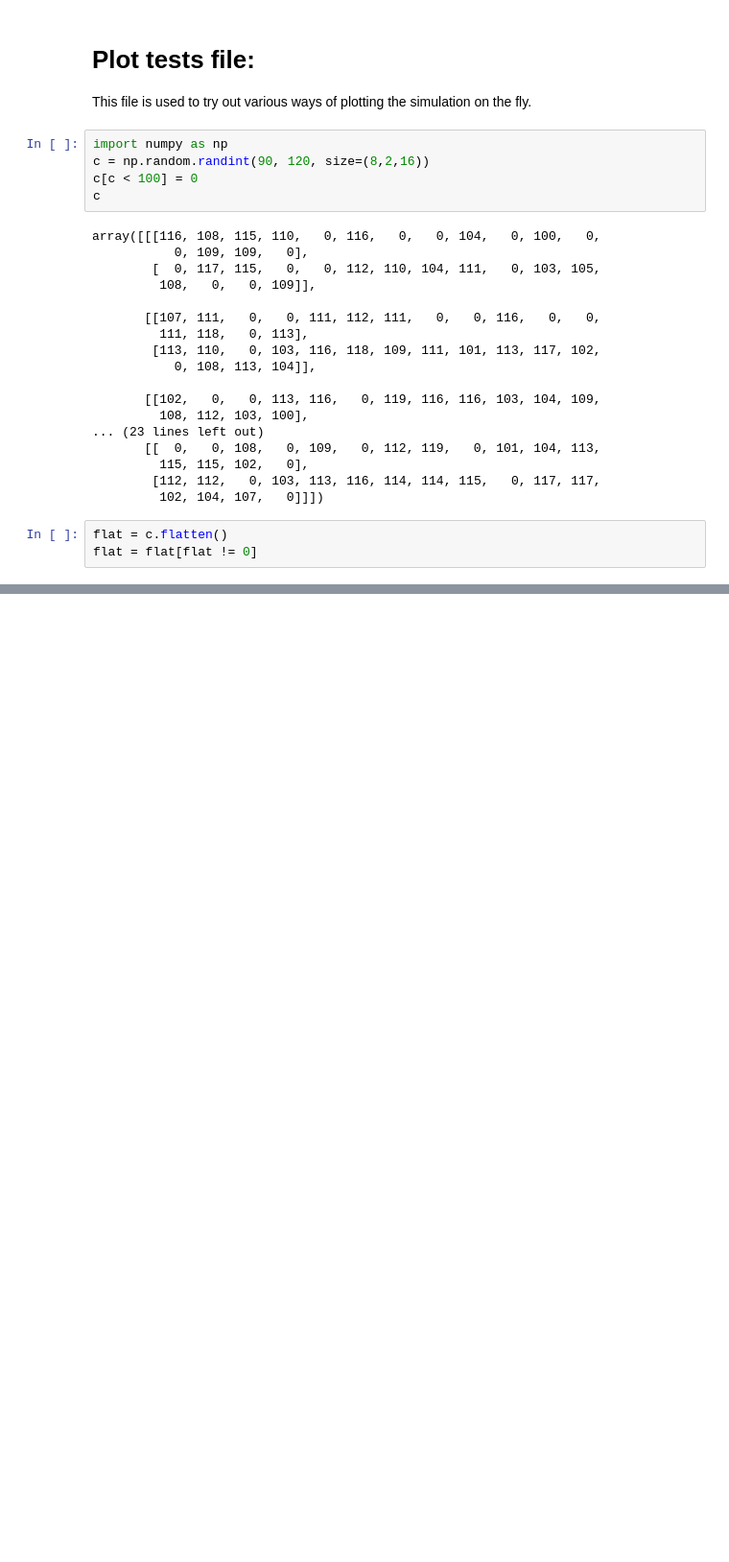
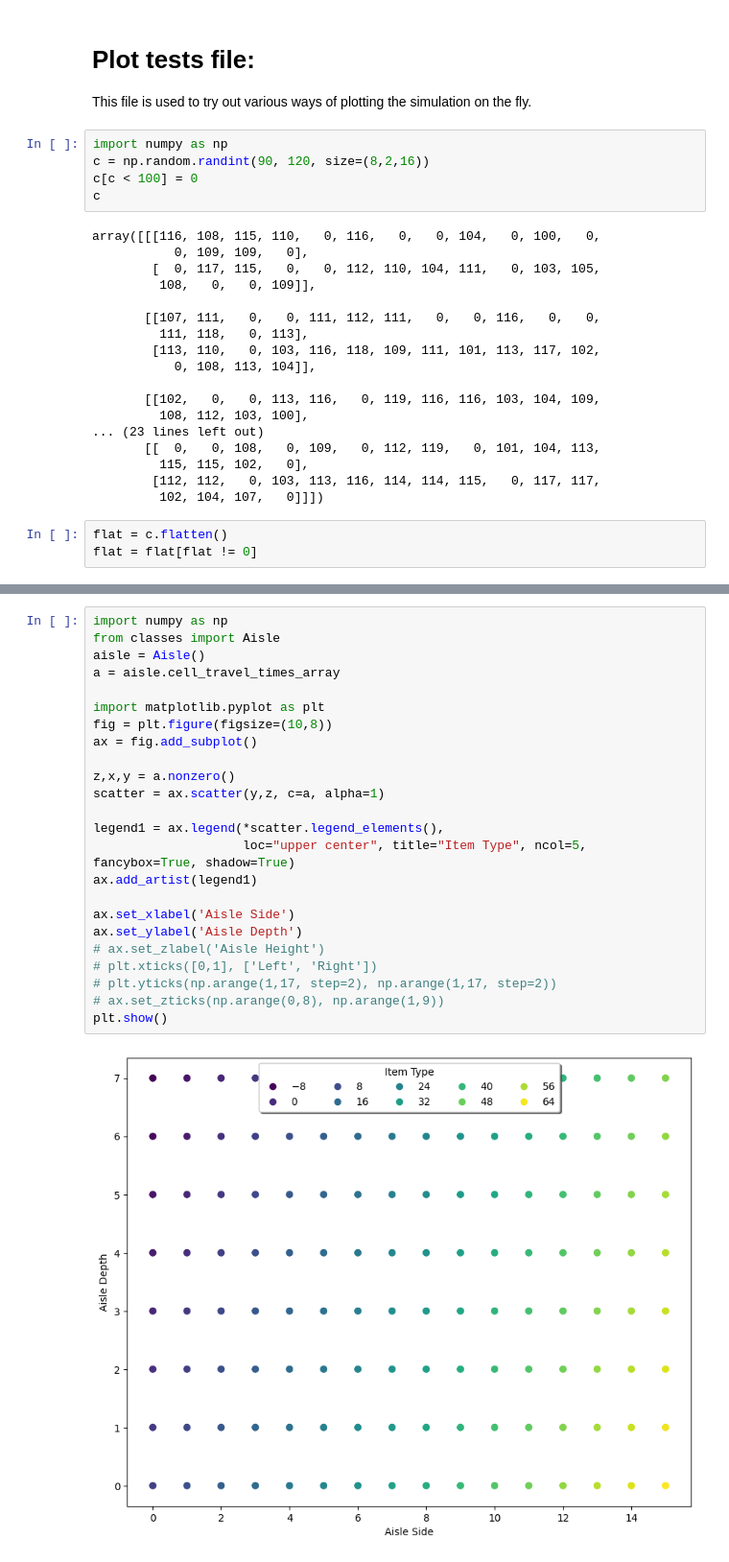
Before and after one commit to daniellepidt/facilities-design, a Jupyter notebook: plot_tests.ipynb, the cells around one changed output, grey strips where cells are left out. Shown at 96% size. Saved outputs shown, nothing was run; the diff lists cells and outputs as text; blank space fills up the shorter version.

Commit message:
Fix calculate travel times by cell

```diff
--- a/plot_tests.ipynb
+++ b/plot_tests.ipynb
@@ -50,0 +52,26 @@ plt.show()
+# %%
+import numpy as np
+from classes import Aisle
+aisle = Aisle()
+a = aisle.cell_travel_times_array
+
+import matplotlib.pyplot as plt
+fig = plt.figure(figsize=(10,8))
+ax = fig.add_subplot()
+
+z,x,y = a.nonzero()
+scatter = ax.scatter(y,z, c=a, alpha=1)
+
+legend1 = ax.legend(*scatter.legend_elements(),
+                    loc="upper center", title="Item Type", ncol=5, fancybox=True, shadow=True)
+ax.add_artist(legend1)
+
+ax.set_xlabel('Aisle Side')
+ax.set_ylabel('Aisle Depth')
+# ax.set_zlabel('Aisle Height')
+# plt.xticks([0,1], ['Left', 'Right'])
+# plt.yticks(np.arange(1,17, step=2), np.arange(1,17, step=2))
+# ax.set_zticks(np.arange(0,8), np.arange(1,9))
+plt.show()
+# %% [output]
+[figure, added]
```
Also changed, not shown: parts of 2 cells of this notebook, 1 other file.
